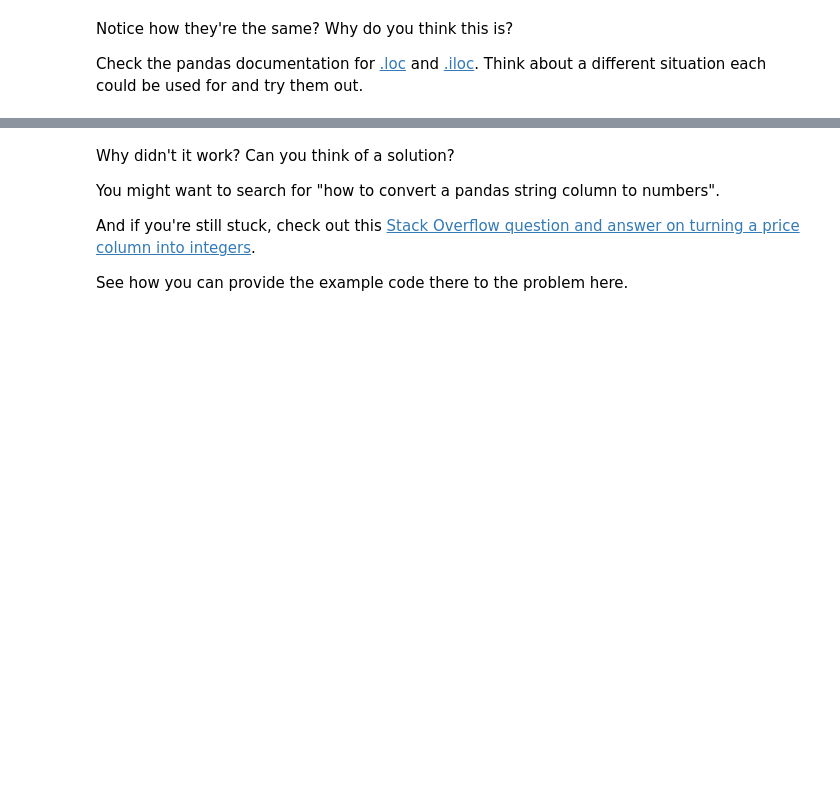
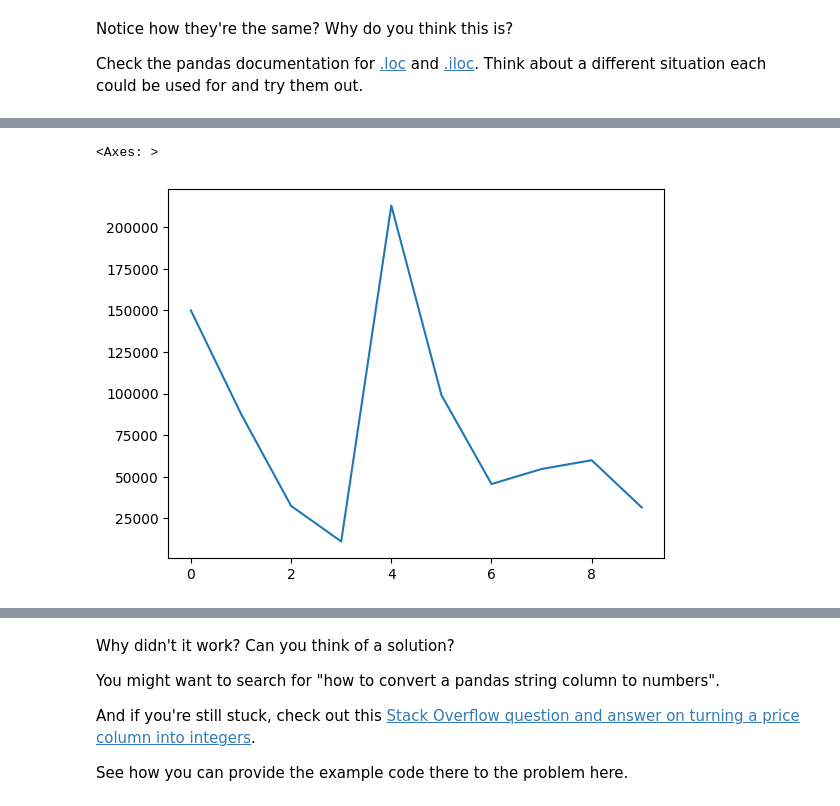
Before and after one commit to cRED-f/Machine-Learning, a Jupyter notebook: pandas-exercises.ipynb, the cells around one changed output, grey strips where cells are left out. Saved outputs shown, nothing was run; the diff lists cells and outputs as text; code cells hidden in the pictures; blank space fills up the shorter version.

```diff
--- a/pandas-exercises.ipynb
+++ b/pandas-exercises.ipynb
@@ -29,2 +63,5 @@ For further reference and resources, it's advised to check out the [pandas docum
 # %%
 # Export the DataFrame you created to a .csv file
+car_sales.to_csv("exported_data.csv",index=False)
+c_data = pd.read_csv("exported_data.csv")
+c_data
@@ -71,5 +245,12 @@ Check the pandas documentation for [.loc](https://pandas.pydata.org/pandas-docs/
 # %%
 # Import Matplotlib and create a plot of the Odometer column
 # Don't forget to use %matplotlib inline
+%matplotlib inline
+import matplotlib.pyplot as plt
+
+c_data["Odometer (KM)"].plot()
+# %% [output]
+<Axes: >
+[figure, added]
 # %%
 # Create a histogram of the Odometer column using hist()
```
Also changed, not shown: parts of 55 cells of this notebook.
